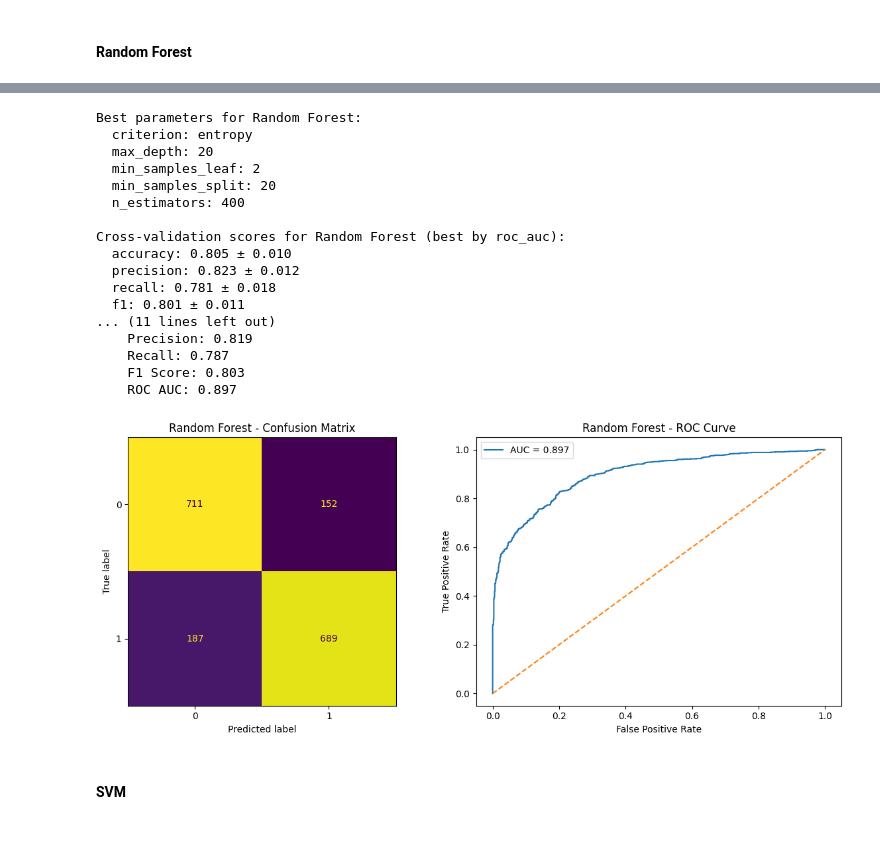
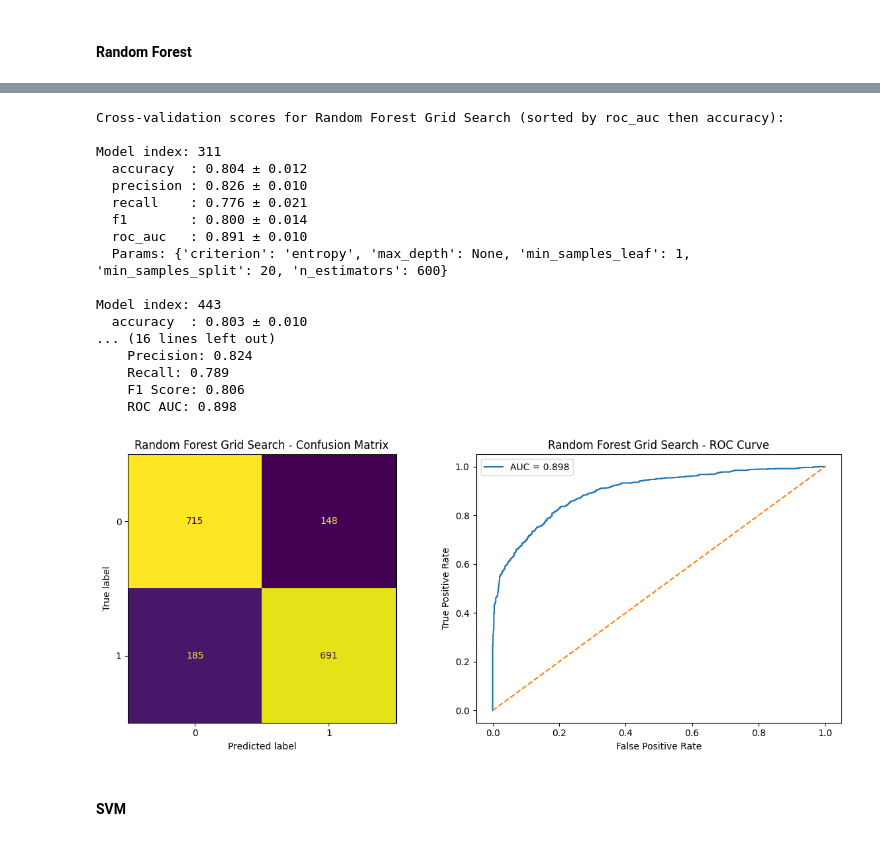
Before and after one commit to YarinArava/SpaceShipTitanic_FinalProject, a Jupyter notebook: Spaceship_Titanic_corrected.ipynb, the cells around one changed output, grey strips where cells are left out. Drawn from its saved outputs; the diff is of its cells as text; code cells hidden in the pictures.

```diff
--- a/Spaceship_Titanic_corrected.ipynb
+++ b/Spaceship_Titanic_corrected.ipynb
@@ -1722,7 +1723,7 @@ models = {
     "SVM": SVC(probability=True),
     "Logistic Regression": LogisticRegression(n_jobs=-1 ),
     "MLP": MLPClassifier(),
-    "XGBoost": GradientBoostingClassifier()
+    "XGBoost": XGBClassifier()
 }
 # %% [markdown]
 Now we will evaluate which of the columns we want to keep using all of the required classifiers and we will also cross-validate it.
@@ -2177,11 +2230,9 @@ param_grid_tree = {
 }
 
 Tree_search, Tree_best_model, Tree_best_params, Tree_cv_results \
-    = evaluate_model(tree, param_grid_tree, X_train, y_train, rnd_srch=True, n_iter=50)
-print_best_params("Decision Tree", Tree_best_params)
+    = evaluate_model(tree, param_grid_tree, X_train, y_train)
 
-print_all_scores_improved("Decision Tree", Tree_cv_results)
-print_all_scores_improved("Decision Tree", Tree_cv_results, best_by='f1')
+print_scores_roc_acc("Decision Tree", Tree_cv_results)
 
 # Visualize performance of the best Decision Tree model on the test set
 test_pred = Tree_best_model.predict(X_test)
@@ -2190,4 +2241,6 @@ test_prob = Tree_best_model.predict_proba(X_test)[:, 1]
 print("\nTest set performance for Decision Tree:")
 Tree_reslist = comp_all_scores(y_test, test_pred, test_prob)
 plot_cm_and_roc(y_test, test_pred, test_prob, model_name="Decision Tree")
+
+tests_results['Decision Tree'] = Tree_reslist
 # %% [output]
@@ -2211,23 +2264 @@ Cross-validation scores for Decision Tree (best by roc_auc):
 [figure]
-# %%
-tree2 = DecisionTreeClassifier()
-param_grid_tree = {
-    'criterion': ['gini', 'entropy', 'log_loss'],
-    'max_depth': [None, 5, 10, 20, 50],
-    'min_samples_split': [2, 5, 10, 20],
-    'min_samples_leaf': [1, 2, 4, 10]
-}
-
-Tree2_search, Tree2_best_model, Tree2_best_params, Tree2_cv_results \
-    = evaluate_model(tree2, param_grid_tree, X_train, y_train, rnd_srch=True, n_iter=50, refit_metric='f1')
-print_best_params("Decision Tree", Tree2_best_params)
-
-print_all_scores_improved("Decision Tree", Tree2_cv_results, best_by='f1')
-
-# Visualize performance of the best Decision Tree model on the test set
-test_pred = Tree2_best_model.predict(X_test)
-test_prob = Tree2_best_model.predict_proba(X_test)[:, 1]
-print("\nTest set performance for Decision Tree:")
-Tree2_reslist = comp_all_scores(y_test, test_pred, test_prob)
-plot_cm_and_roc(y_test, test_pred, test_prob, model_name="Decision Tree")
-tests_results['Decision Tree'] = Tree2_reslist
@@ -2302,48 +2311,47 @@ Cross-validation scores for Random Forest (best by roc_auc):
 # %%
 rf_grid = RandomForestClassifier()
 param_grid_rf = {
     "n_estimators": [200, 400, 600],
     "criterion": ["gini", "entropy"],
     "max_depth": [None, 10, 20, 30, 50],
     "min_samples_split": [2, 5, 10, 20, 30],
     "min_samples_leaf": [1, 2, 5, 10]
 }
 cv_tune = RepeatedStratifiedKFold(n_splits=5, n_repeats=2)
 
 RF_search, RF_best_model, RF_best_params, RF_cv_results_grid \
     = evaluate_model(rf_grid, param_grid_rf, X_train, y_train, cv=cv_tune)
-print_best_params("Random Forest", RF_best_params)
 
-print_all_scores_improved("Random Forest", RF_cv_results_grid)
-print_all_scores_improved("Random Forest", RF_cv_results_grid, best_by='f1')
+print_scores_roc_acc("Random Forest Grid Search", RF_cv_results_grid)
 
 # Visualize performance of the best Random Forest model on the test set
 test_pred = RF_best_model.predict(X_test)
 test_prob = RF_best_model.predict_proba(X_test)[:, 1]
 
 print("\nTest set performance for Random Forest:")
 RF_reslist = comp_all_scores(y_test, test_pred, test_prob)
-plot_cm_and_roc(y_test, test_pred, test_prob, model_name="Random Forest")
-tests_results['Random Forest'] = RF_reslist
+plot_cm_and_roc(y_test, test_pred, test_prob, model_name="Random Forest Grid Search")
+
+tests_results['Random Forest Grid Search'] = RF_reslist
 # %% [output]
-Best parameters for Random Forest:
-  criterion: entropy
-  max_depth: 20
-  min_samples_leaf: 2
-  min_samples_split: 20
-  n_estimators: 400
+Cross-validation scores for Random Forest Grid Search (sorted by roc_auc then accuracy):
 
-Cross-validation scores for Random Forest (best by roc_auc):
-  accuracy: 0.805 ± 0.010
-  precision: 0.823 ± 0.012
-  recall: 0.781 ± 0.018
-  f1: 0.801 ± 0.011
-... (11 lines left out)
-    Precision: 0.819
-    Recall: 0.787
-    F1 Score: 0.803
-    ROC AUC: 0.897
+Model index: 311
+  accuracy  : 0.804 ± 0.012
+  precision : 0.826 ± 0.010
+  recall    : 0.776 ± 0.021
+  f1        : 0.800 ± 0.014
+  roc_auc   : 0.891 ± 0.010
+  Params: {'criterion': 'entropy', 'max_depth': None, 'min_samples_leaf': 1, 'min_samples_split': 20, 'n_estimators': 600}
+
+Model index: 443
+  accuracy  : 0.803 ± 0.010
+... (16 lines left out)
+    Precision: 0.824
+    Recall: 0.789
+    F1 Score: 0.806
+    ROC AUC: 0.898
-[figure, old version]
+[figure, new version]
 # %% [markdown]
 #### **SVM**
 # %%
```
Also changed, not shown: parts of 26 cells of this notebook, 3 other files.
